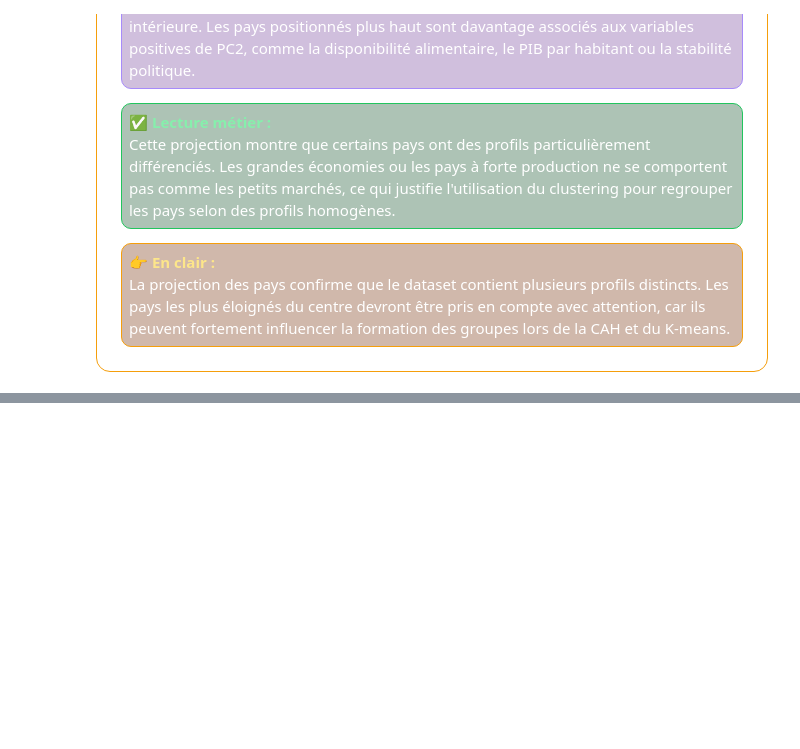
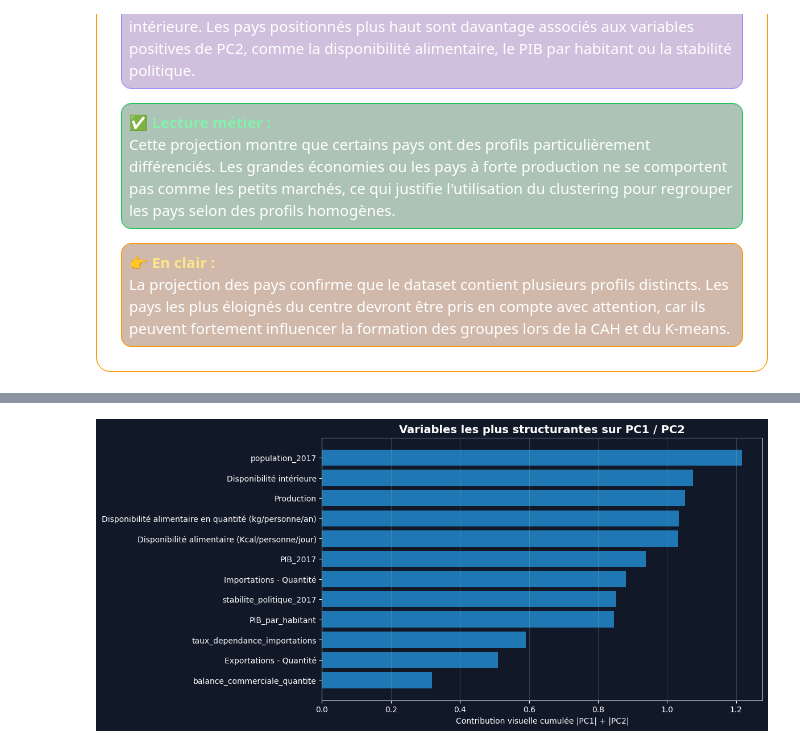
Before and after one commit to Stephane-OC/la-poule-qui-chante-market-study, a Jupyter notebook: ACP_clustering.ipynb, the cells around one changed output, grey strips where cells are left out. Saved outputs shown, nothing was run; the diff lists cells and outputs as text; code cells hidden in the pictures; blank space fills up the shorter version.

```diff
--- a/ACP_clustering.ipynb
+++ b/ACP_clustering.ipynb
@@ -1783,0 +1889,30 @@ display(
+# %%
+# Visualisation des contributions des variables aux deux premiers axes
+# Ce graphique aide à repérer les variables qui structurent le plus le plan PC1 / PC2
+contrib_pc1_pc2 = df_coordonnees_variables[["PC1", "PC2"]].copy()
+contrib_pc1_pc2["contribution_PC1_PC2"] = contrib_pc1_pc2["PC1"].abs() + contrib_pc1_pc2["PC2"].abs()
+contrib_pc1_pc2 = contrib_pc1_pc2.sort_values("contribution_PC1_PC2", ascending=True)
+
+fig, ax = plt.subplots(figsize=(10, 6))
+
+fig.patch.set_facecolor("#111827")
+ax.set_facecolor("#111827")
+
+ax.barh(
+    contrib_pc1_pc2.index,
+    contrib_pc1_pc2["contribution_PC1_PC2"]
+)
+
+ax.set_title("Variables les plus structurantes sur PC1 / PC2", color="white", fontsize=14, fontweight="bold")
+ax.set_xlabel("Contribution visuelle cumulée |PC1| + |PC2|", color="white")
+ax.tick_params(axis="x", colors="white")
+ax.tick_params(axis="y", colors="white")
+
+ax.grid(axis="x", alpha=0.25)
+
+for spine in ax.spines.values():
+    spine.set_color("#9CA3AF")
+
+plt.show()
+# %% [output]
+[figure, added]
```
Also changed, not shown: parts of 18 cells of this notebook, 1 other file.
